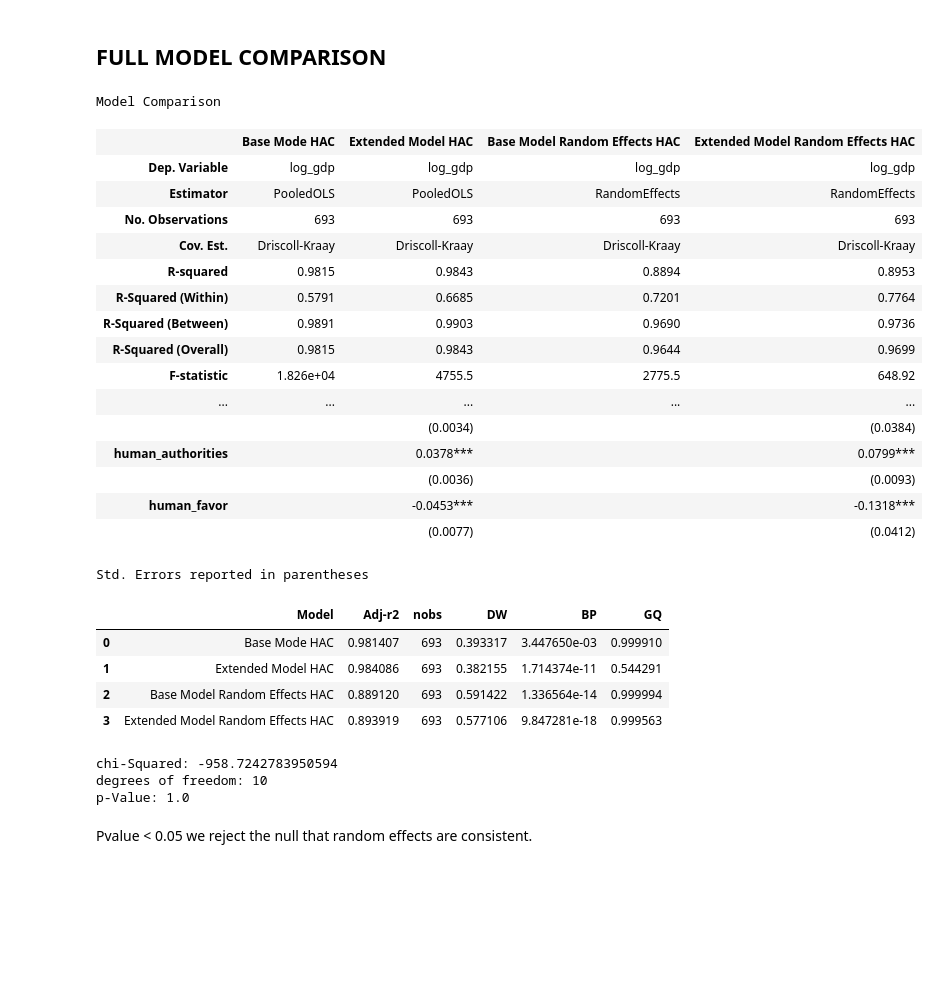
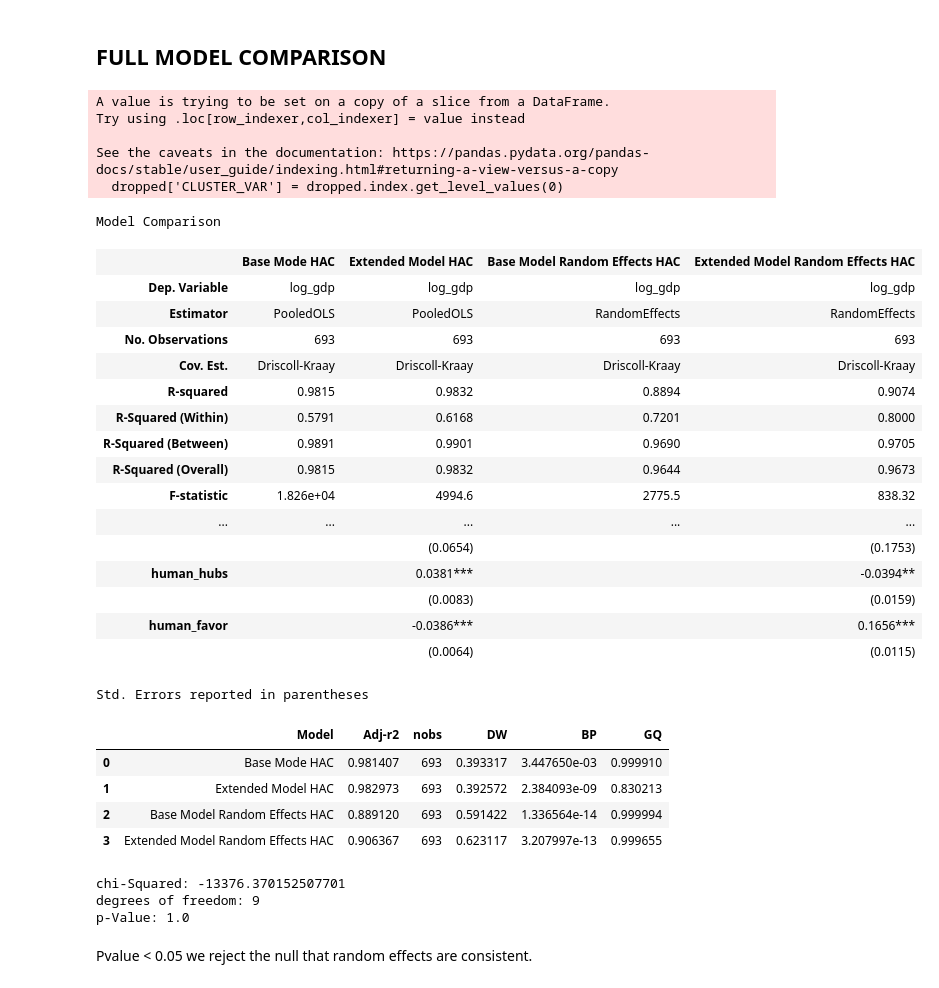
Before and after one commit to jaimeoliver1/social_capital_in_trade_networks, a Jupyter notebook: notebooks/01_01_linear_models_social_capital.ipynb, the cells around one changed output. Saved outputs shown, nothing was run; the diff lists cells and outputs as text; code cells hidden in the pictures; blank space fills up the shorter version.

```diff
--- a/notebooks/01_01_linear_models_social_capital.ipynb
+++ b/notebooks/01_01_linear_models_social_capital.ipynb
@@ -5,7 +5,7 @@
 try:
     output_filepath
 except:
-    output_filepath = 's3://workspaces-clarity-mgmt-pro/jaime.oliver/misc/social_capital/data/processed_2/'
+    output_filepath = 's3://workspaces-clarity-mgmt-pro/jaime.oliver/misc/social_capital/data/processed_3/'
 # %%
 import os
 from pathlib import Path
@@ -33,7 +33,7 @@ plt.rcParams.update({'font.size': 22})
 plt.rcParams['savefig.facecolor']='white'
 # %%
 reduced_terms_list, df_model = data_loader(output_filepath)
-df_model = df_model[df_model.year.between(1990, 2016)]
+df_model = df_model[df_model.year.between(1993, 2016)]
 # %%
 corr_cols = ['log_output', 'log_gdp', 'gini', 'log_GFCF', 'log_wkn_population'] + reduced_terms_list
 
@@ -187,49 +188,54 @@ ab_model = PanelLaggedDep(endog = df_index['log_gdp'],
                        exogs = df_index[reduced_terms_list],
                        systemGMM = False,
                        iv_max_lags=1,
                        lags=1,
-                       add_intercept=True,
+                       add_intercept=False,
                        entity_effects=False,
-                       weight_type='kernel')
+                       weight_type='clustered')
 
-ab_model = ab_model.fit()
+#ab_model = ab_model.fit()
 
 model_dict = {#'Base Model':base_model,
               'Base Mode HAC':base_model_hac,
               #'Extended Model':extended_model,
               'Extended Model HAC':extended_model_hac,
               #'Base Model Random Effects':base_model_re,
               'Base Model Random Effects HAC':base_model_re_hac,
               #'Base Model Fixed Effects':base_model_fe,
               #'Base Model Fixed Effects HAC':base_model_fe_hac,
               #'Extended Model Random Effects':extended_model_re,
               'Extended Model Random Effects HAC':extended_model_re_hac,
               #'Extended Model Fixed Effects':extended_model_fe,
               #'Extended Model Fixed Effects HAC':extended_model_fe_hac,
              }
 
 c = compare(model_dict, precision='std_errors', stars=True, )
 #print(c.summary.as_latex())
 c.summary
 # %% [output]
-Model Comparison
+A value is trying to be set on a copy of a slice from a DataFrame.
+Try using .loc[row_indexer,col_indexer] = value instead
+
+See the caveats in the documentation: https://pandas.pydata.org/pandas-docs/stable/user_guide/indexing.html#returning-a-view-versus-a-copy
+  dropped['CLUSTER_VAR'] = dropped.index.get_level_values(0)
+Model Comparison
 |  | Base Mode HAC | Extended Model HAC | Base Model Random Effects HAC | Extended Model Random Effects HAC |
 | Dep. Variable | log_gdp | log_gdp | log_gdp | log_gdp |
 | Estimator | PooledOLS | PooledOLS | RandomEffects | RandomEffects |
 | No. Observations | 693 | 693 | 693 | 693 |
 | Cov. Est. | Driscoll-Kraay | Driscoll-Kraay | Driscoll-Kraay | Driscoll-Kraay |
-| R-squared | 0.9815 | 0.9843 | 0.8894 | 0.8953 |
-| R-Squared (Within) | 0.5791 | 0.6685 | 0.7201 | 0.7764 |
-| R-Squared (Between) | 0.9891 | 0.9903 | 0.9690 | 0.9736 |
-| R-Squared (Overall) | 0.9815 | 0.9843 | 0.9644 | 0.9699 |
-| F-statistic | 1.826e+04 | 4755.5 | 2775.5 | 648.92 |
+| R-squared | 0.9815 | 0.9832 | 0.8894 | 0.9074 |
+| R-Squared (Within) | 0.5791 | 0.6168 | 0.7201 | 0.8000 |
+| R-Squared (Between) | 0.9891 | 0.9901 | 0.9690 | 0.9705 |
+| R-Squared (Overall) | 0.9815 | 0.9832 | 0.9644 | 0.9673 |
+| F-statistic | 1.826e+04 | 4994.6 | 2775.5 | 838.32 |
 | ... | ... | ... | ... | ... |
-|  |  | (0.0034) |  | (0.0384) |
-| human_authorities |  | 0.0378*** |  | 0.0799*** |
-|  |  | (0.0036) |  | (0.0093) |
-| human_favor |  | -0.0453*** |  | -0.1318*** |
-|  |  | (0.0077) |  | (0.0412) |
+|  |  | (0.0654) |  | (0.1753) |
+| human_hubs |  | 0.0381*** |  | -0.0394** |
+|  |  | (0.0083) |  | (0.0159) |
+| human_favor |  | -0.0386*** |  | 0.1656*** |
+|  |  | (0.0064) |  | (0.0115) |
-Std. Errors reported in parentheses
+Std. Errors reported in parentheses
 # %%
 from statsmodels.stats.stattools import durbin_watson
 from statsmodels.stats.diagnostic import het_breuschpagan, het_goldfeldquandt
@@ -245,9 +251,9 @@ df_extra
 # %% [output]
 |  | Model | Adj-r2 | nobs | DW | BP | GQ |
 | 0 | Base Mode HAC | 0.981407 | 693 | 0.393317 | 3.447650e-03 | 0.999910 |
-| 1 | Extended Model HAC | 0.984086 | 693 | 0.382155 | 1.714374e-11 | 0.544291 |
+| 1 | Extended Model HAC | 0.982973 | 693 | 0.392572 | 2.384093e-09 | 0.830213 |
 | 2 | Base Model Random Effects HAC | 0.889120 | 693 | 0.591422 | 1.336564e-14 | 0.999994 |
-| 3 | Extended Model Random Effects HAC | 0.893919 | 693 | 0.577106 | 9.847281e-18 | 0.999563 |
+| 3 | Extended Model Random Effects HAC | 0.906367 | 693 | 0.623117 | 3.207997e-13 | 0.999655 |
 # %%
 def hausman(fe, re):
     b = fe.params
@@ -265,8 +271,8 @@ print('chi-Squared: ' + str(hausman_results[0]))
 print('degrees of freedom: ' + str(hausman_results[1]))
 print('p-Value: ' + str(hausman_results[2]))
 # %% [output]
-chi-Squared: -958.7242783950594
-degrees of freedom: 10
+chi-Squared: -13376.370152507701
+degrees of freedom: 9
 p-Value: 1.0
 # %% [markdown]
 Pvalue < 0.05 we reject the null that random effects are consistent.
```
Also changed, not shown: parts of 7 cells of this notebook, 11 other files.
